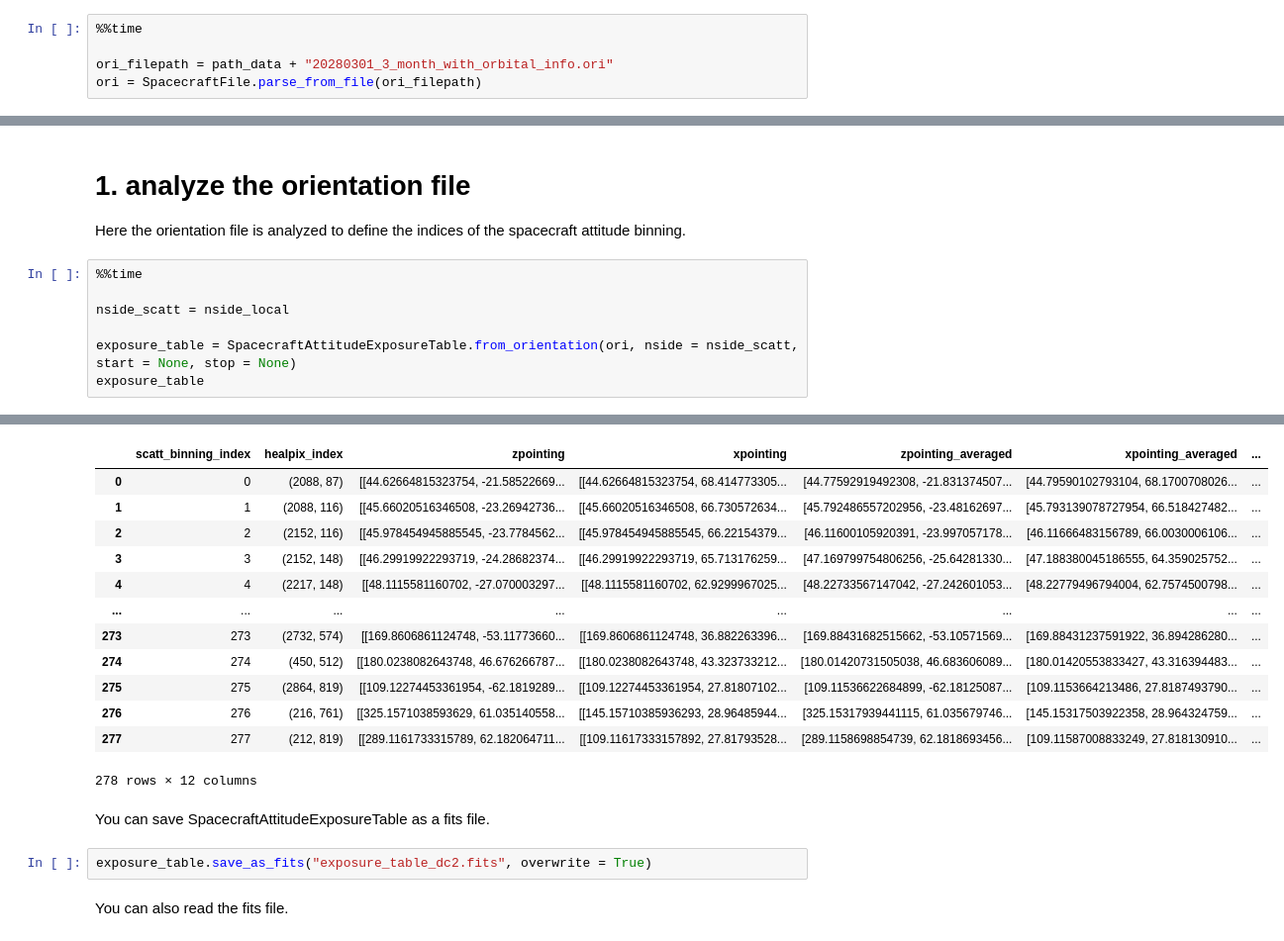
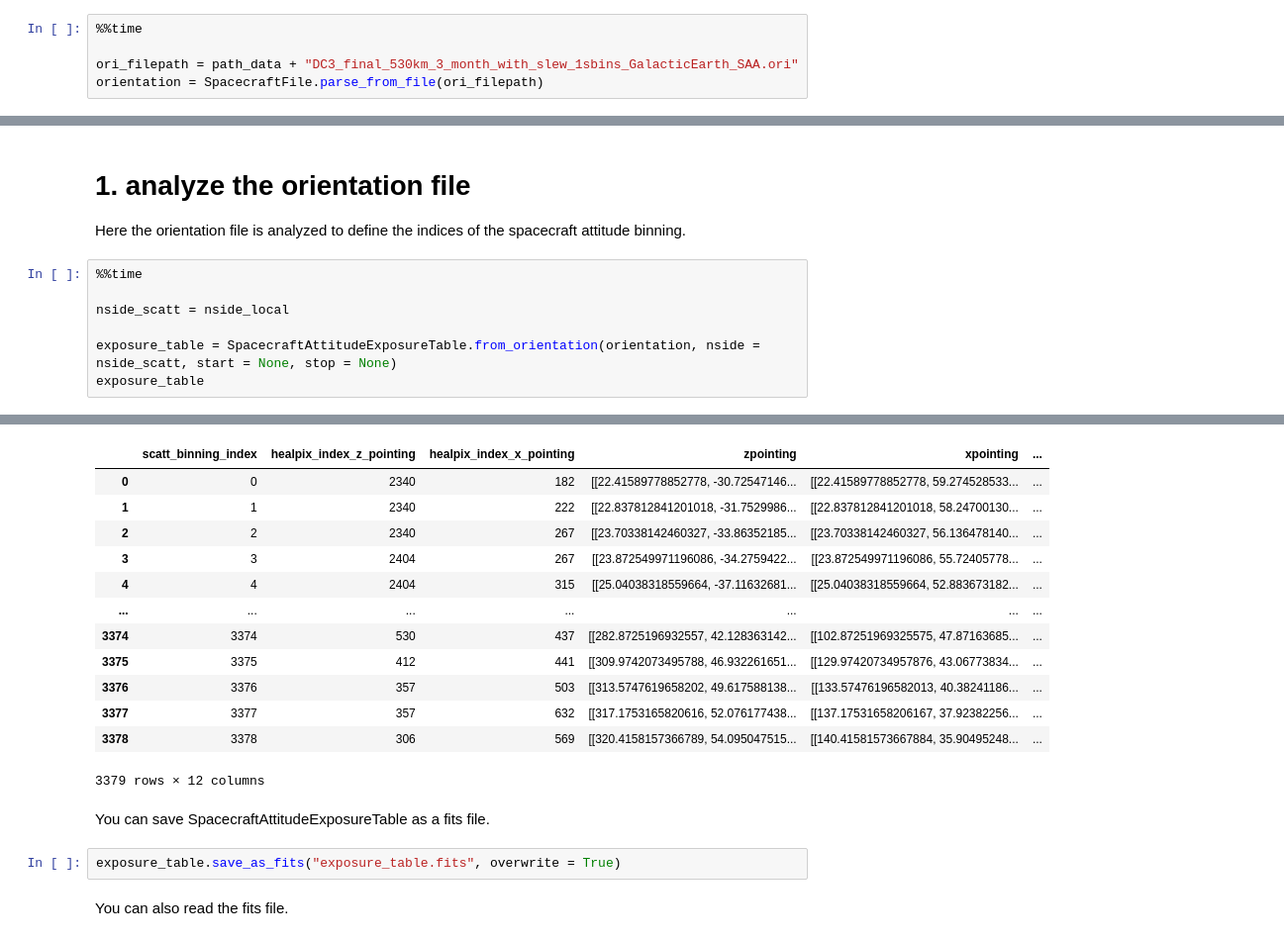
Before and after one commit to hiyoneda/cosipy, a Jupyter notebook: docs/tutorials/image_deconvolution/511keV/ScAttBinning/511keV-ScAtt-DataReduction.ipynb, the cells around one changed output, grey strips where cells are left out. Shown: that part at 99% size. Cells and saved outputs as stored; diff of their text form.

```diff
--- a/docs/tutorials/image_deconvolution/511keV/ScAttBinning/511keV-ScAtt-DataReduction.ipynb
+++ b/docs/tutorials/image_deconvolution/511keV/ScAttBinning/511keV-ScAtt-DataReduction.ipynb
@@ -134,6 +132,6 @@ path_data = "./"
 # %%
 %%time
 
-ori_filepath = path_data + "20280301_3_month_with_orbital_info.ori"
-ori = SpacecraftFile.parse_from_file(ori_filepath)
+ori_filepath = path_data + "DC3_final_530km_3_month_with_slew_1sbins_GalacticEarth_SAA.ori"
+orientation = SpacecraftFile.parse_from_file(ori_filepath)
 # %% [output]
@@ -178,6 +176,6 @@ Here the orientation file is analyzed to define the indices of the spacecraft at
 
 nside_scatt = nside_local
 
-exposure_table = SpacecraftAttitudeExposureTable.from_orientation(ori, nside = nside_scatt, start = None, stop = None)
+exposure_table = SpacecraftAttitudeExposureTable.from_orientation(orientation, nside = nside_scatt, start = None, stop = None)
 exposure_table
 # %% [output]
@@ -186,20 +186,20 @@ Wall time: 55 s
-|  | scatt_binning_index | healpix_index | zpointing | xpointing | zpointing_averaged | xpointing_averaged | ... |
-| 0 | 0 | (2088, 87) | [[44.62664815323754, -21.58522669... | [[44.62664815323754, 68.414773305... | [44.77592919492308, -21.831374507... | [44.79590102793104, 68.1700708026... | ... |
-| 1 | 1 | (2088, 116) | [[45.66020516346508, -23.26942736... | [[45.66020516346508, 66.730572634... | [45.792486557202956, -23.48162697... | [45.793139078727954, 66.518427482... | ... |
-| 2 | 2 | (2152, 116) | [[45.978454945885545, -23.7784562... | [[45.978454945885545, 66.22154379... | [46.11600105920391, -23.997057178... | [46.11666483156789, 66.0030006106... | ... |
-| 3 | 3 | (2152, 148) | [[46.29919922293719, -24.28682374... | [[46.29919922293719, 65.713176259... | [47.169799754806256, -25.64281330... | [47.188380045186555, 64.359025752... | ... |
-| 4 | 4 | (2217, 148) | [[48.1115581160702, -27.070003297... | [[48.1115581160702, 62.9299967025... | [48.22733567147042, -27.242601053... | [48.22779496794004, 62.7574500798... | ... |
-| ... | ... | ... | ... | ... | ... | ... | ... |
-| 273 | 273 | (2732, 574) | [[169.8606861124748, -53.11773660... | [[169.8606861124748, 36.882263396... | [169.88431682515662, -53.10571569... | [169.88431237591922, 36.894286280... | ... |
-| 274 | 274 | (450, 512) | [[180.0238082643748, 46.676266787... | [[180.0238082643748, 43.323733212... | [180.01420731505038, 46.683606089... | [180.01420553833427, 43.316394483... | ... |
-| 275 | 275 | (2864, 819) | [[109.12274453361954, -62.1819289... | [[109.12274453361954, 27.81807102... | [109.11536622684899, -62.18125087... | [109.1153664213486, 27.8187493790... | ... |
-| 276 | 276 | (216, 761) | [[325.1571038593629, 61.035140558... | [[145.15710385936293, 28.96485944... | [325.15317939441115, 61.035679746... | [145.15317503922358, 28.964324759... | ... |
-| 277 | 277 | (212, 819) | [[289.1161733315789, 62.182064711... | [[109.11617333157892, 27.81793528... | [289.1158698854739, 62.1818693456... | [109.11587008833249, 27.818130910... | ... |
+|  | scatt_binning_index | healpix_index_z_pointing | healpix_index_x_pointing | zpointing | xpointing | ... |
+| 0 | 0 | 2340 | 182 | [[22.41589778852778, -30.72547146... | [[22.41589778852778, 59.274528533... | ... |
+| 1 | 1 | 2340 | 222 | [[22.837812841201018, -31.7529986... | [[22.837812841201018, 58.24700130... | ... |
+| 2 | 2 | 2340 | 267 | [[23.70338142460327, -33.86352185... | [[23.70338142460327, 56.136478140... | ... |
+| 3 | 3 | 2404 | 267 | [[23.872549971196086, -34.2759422... | [[23.872549971196086, 55.72405778... | ... |
+| 4 | 4 | 2404 | 315 | [[25.04038318559664, -37.11632681... | [[25.04038318559664, 52.883673182... | ... |
+| ... | ... | ... | ... | ... | ... | ... |
+| 3374 | 3374 | 530 | 437 | [[282.8725196932557, 42.128363142... | [[102.87251969325575, 47.87163685... | ... |
+| 3375 | 3375 | 412 | 441 | [[309.9742073495788, 46.932261651... | [[129.97420734957876, 43.06773834... | ... |
+| 3376 | 3376 | 357 | 503 | [[313.5747619658202, 49.617588138... | [[133.57476196582013, 40.38241186... | ... |
+| 3377 | 3377 | 357 | 632 | [[317.1753165820616, 52.076177438... | [[137.17531658206167, 37.92382256... | ... |
+| 3378 | 3378 | 306 | 569 | [[320.4158157366789, 54.095047515... | [[140.41581573667884, 35.90495248... | ... |
-278 rows × 12 columns
+3379 rows × 12 columns
 # %% [markdown]
 You can save SpacecraftAttitudeExposureTable as a fits file.
 # %%
-exposure_table.save_as_fits("exposure_table_dc2.fits", overwrite = True)
+exposure_table.save_as_fits("exposure_table.fits", overwrite = True)
 # %% [markdown]
 You can also read the fits file.
 # %%
```
Also changed, not shown: parts of 27 cells of this notebook, 1 other file.
